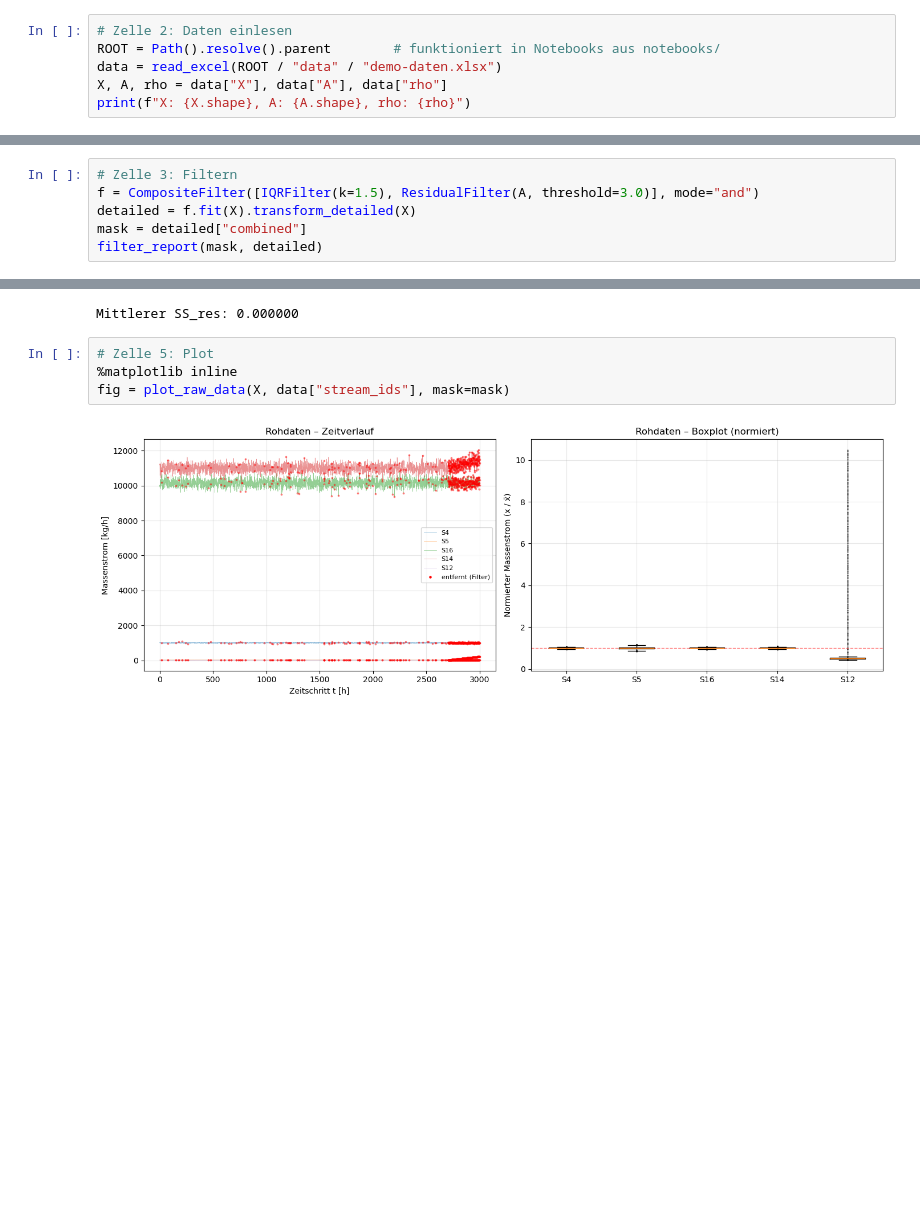
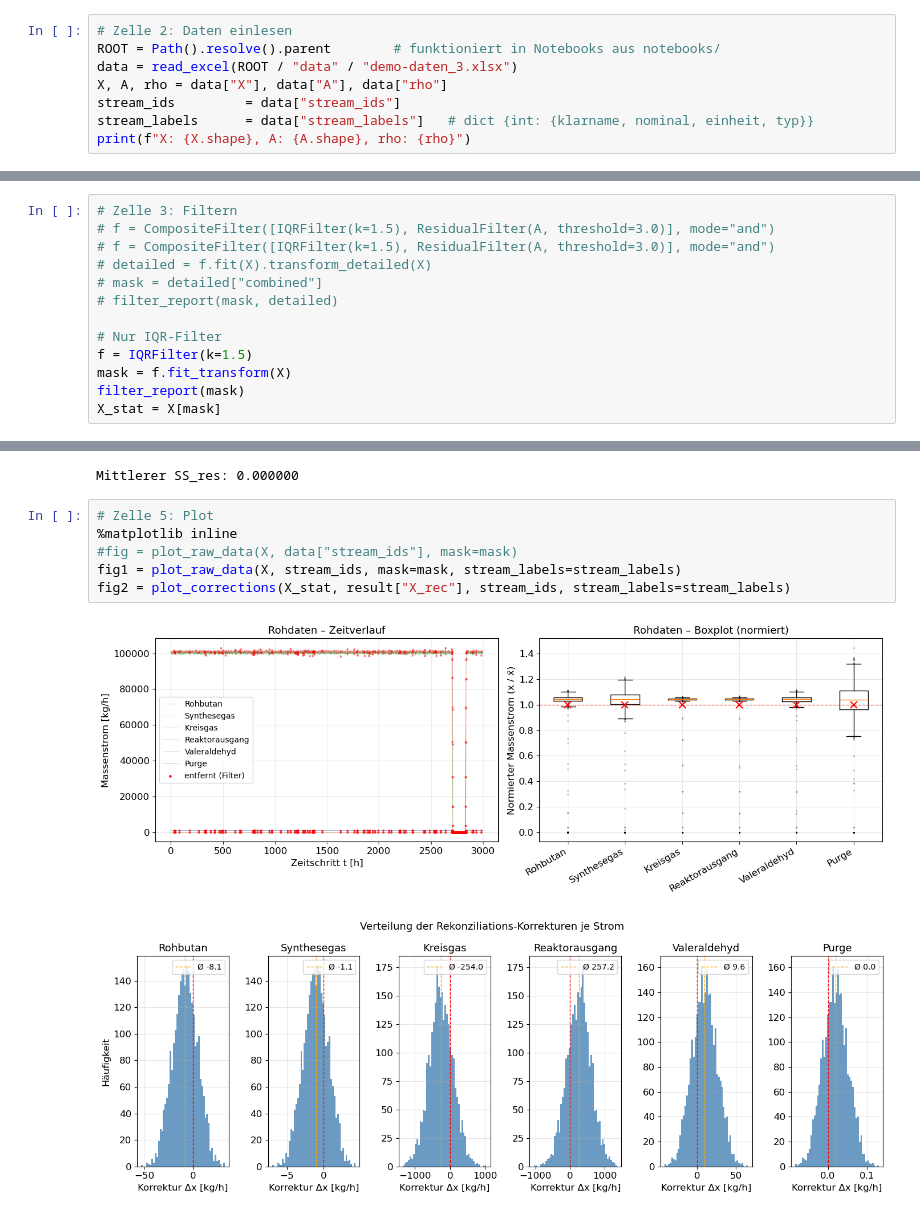
Before and after one commit to PhilippKretzschmar/data-reconciliation, a Jupyter notebook: notebooks/Untitled.ipynb, the cells around one changed output, grey strips where cells are left out. Drawn from its saved outputs; the diff is of its cells as text; blank space fills up the shorter version.

Commit message:
refactor: Visualization

```diff
--- a/notebooks/Untitled.ipynb
+++ b/notebooks/Untitled.ipynb
@@ -12,7 +13,9 @@ print("✓ Alle Module geladen")
 # %%
 # Zelle 2: Daten einlesen
 ROOT = Path().resolve().parent        # funktioniert in Notebooks aus notebooks/
-data = read_excel(ROOT / "data" / "demo-daten.xlsx")
+data = read_excel(ROOT / "data" / "demo-daten_3.xlsx")
 X, A, rho = data["X"], data["A"], data["rho"]
+stream_ids         = data["stream_ids"]
+stream_labels      = data["stream_labels"]   # dict {int: {klarname, nominal, einheit, typ}}
 print(f"X: {X.shape}, A: {A.shape}, rho: {rho}")
 # %% [output]
@@ -20,9 +23,16 @@ X: (3000, 5), A: (1, 5), rho: [0.02 0.05 0.02 0.02 0.05]
 # %%
 # Zelle 3: Filtern
-f = CompositeFilter([IQRFilter(k=1.5), ResidualFilter(A, threshold=3.0)], mode="and")
-detailed = f.fit(X).transform_detailed(X)
-mask = detailed["combined"]
-filter_report(mask, detailed)
+# f = CompositeFilter([IQRFilter(k=1.5), ResidualFilter(A, threshold=3.0)], mode="and")
+# f = CompositeFilter([IQRFilter(k=1.5), ResidualFilter(A, threshold=3.0)], mode="and")
+# detailed = f.fit(X).transform_detailed(X)
+# mask = detailed["combined"]
+# filter_report(mask, detailed)
+
+# Nur IQR-Filter
+f = IQRFilter(k=1.5)
+mask = f.fit_transform(X)
+filter_report(mask)
+X_stat = X[mask]
 # %% [output]
 ---------------------------------------------
   Filterung: 3000 Zeitschritte total
@@ -41,6 +48,9 @@ Mittlerer SS_res: 0.000000
 # %%
 # Zelle 5: Plot
 %matplotlib inline
-fig = plot_raw_data(X, data["stream_ids"], mask=mask)
+#fig = plot_raw_data(X, data["stream_ids"], mask=mask)
+fig1 = plot_raw_data(X, stream_ids, mask=mask, stream_labels=stream_labels)
+fig2 = plot_corrections(X_stat, result["X_rec"], stream_ids, stream_labels=stream_labels)
 # %% [output]
-[figure, old version]
+[figure, new version]
+[figure, added]
```
Also changed, not shown: parts of 4 cells of this notebook, 9 other files.
